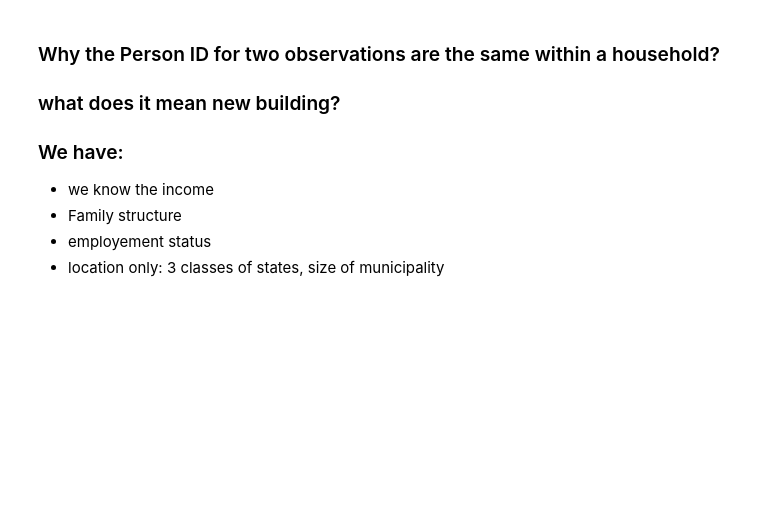
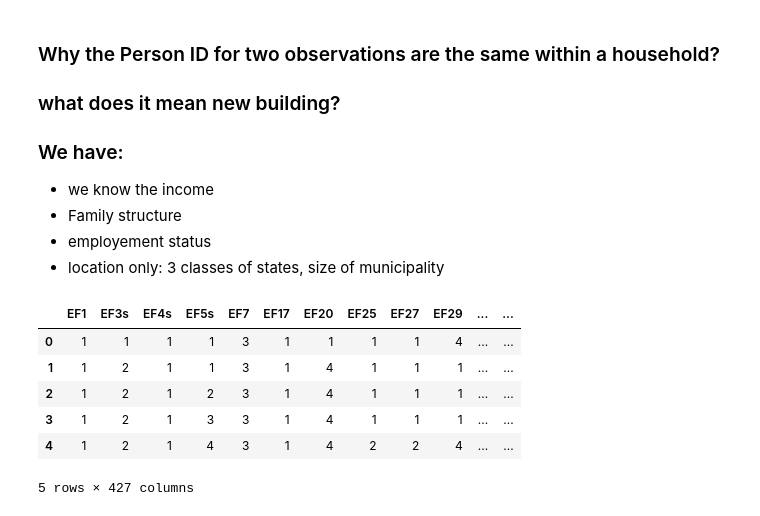
Before and after one commit to sinanarimani/Urban-Data-Science, a Jupyter notebook: German/microdata2001P.ipynb, the cells around one changed output. Cells and saved outputs as stored; diff of their text form; code cells hidden in the pictures; blank space fills up the shorter version.

```diff
--- a/German/microdata2001P.ipynb
+++ b/German/microdata2001P.ipynb
@@ -1677,3 +1699,14 @@ df.head()
 * Family structure
 * employement status
 * location only: 3 classes of states, size of municipality
+# %%
+data = pd.read_csv(r"C:\Users\sinan\Desktop\base\urban data science\German\mz2010_cf.csv", sep= ";")
+data.head()
+# %% [output]
+|  | EF1 | EF3s | EF4s | EF5s | EF7 | EF17 | EF20 | EF25 | EF27 | EF29 | ... | ... |
+| 0 | 1 | 1 | 1 | 1 | 3 | 1 | 1 | 1 | 1 | 4 | ... | ... |
+| 1 | 1 | 2 | 1 | 1 | 3 | 1 | 4 | 1 | 1 | 1 | ... | ... |
+| 2 | 1 | 2 | 1 | 2 | 3 | 1 | 4 | 1 | 1 | 1 | ... | ... |
+| 3 | 1 | 2 | 1 | 3 | 3 | 1 | 4 | 1 | 1 | 1 | ... | ... |
+| 4 | 1 | 2 | 1 | 4 | 3 | 1 | 4 | 2 | 2 | 4 | ... | ... |
+5 rows × 427 columns
```
Also changed, not shown: parts of 7 cells of this notebook.
